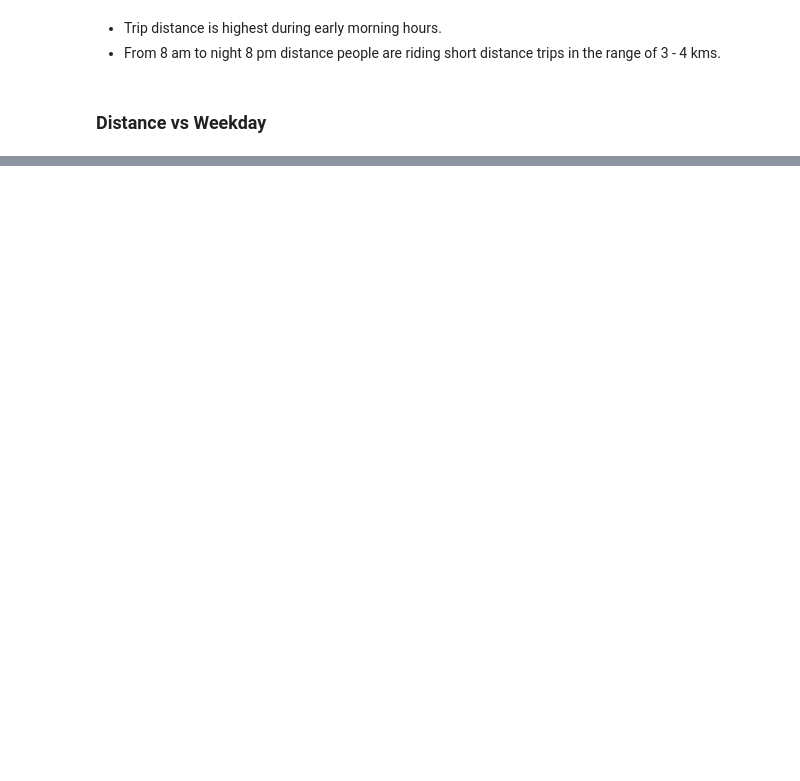
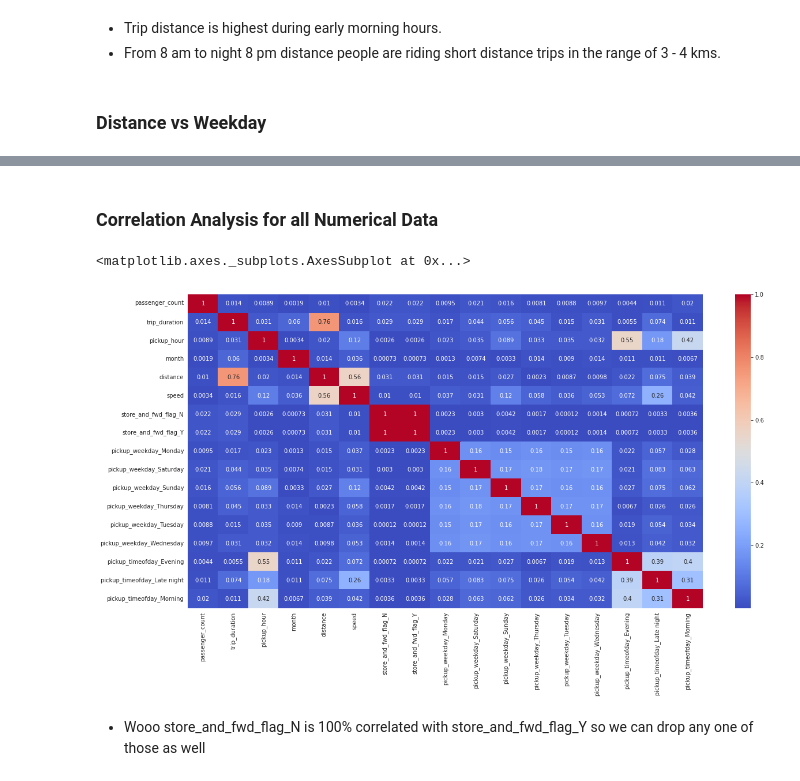
Before and after one commit to B-Murali-Krishna/NYC_Taxi_Trip_Time_Prediction--Capstone_Project, a Jupyter notebook: NYC_Taxi_Trip_Time_Prediction.ipynb, the cells around one changed output, grey strips where cells are left out. Drawn from its saved outputs; the diff is of its cells as text; code cells hidden in the pictures; blank space fills up the shorter version.

```diff
--- a/NYC_Taxi_Trip_Time_Prediction.ipynb
+++ b/NYC_Taxi_Trip_Time_Prediction.ipynb
@@ -655,0 +732,9 @@ plt.show()
+# %%
+encodings = pd.get_dummies(df.store_and_fwd_flag, prefix='store_and_fwd_flag')
+df = pd.concat([df,encodings], axis = 1)
+# %%
+dummies = pd.get_dummies(df.pickup_weekday, prefix='pickup_weekday', drop_first=True)
+df = pd.concat([df,dummies], axis = 1,)
+# %%
+time_encodes = pd.get_dummies(df.pickup_timeofday, prefix='pickup_timeofday', drop_first=True)
+df = pd.concat([df,time_encodes], axis = 1,)
@@ -655,0 +743,2 @@ plt.show()
+# %%
+df.drop(['store_and_fwd_flag','pickup_weekday','pickup_timeofday','pickup_weekday_num'],axis=1,inplace=True)
@@ -655,0 +754,11 @@ plt.show()
+# %% [markdown]
+### Correlation Analysis for all Numerical Data
+# %%
+plt.figure (figsize= (20,10))
+corelation= df.corr()
+sns.heatmap(abs(corelation), annot=True, cmap='coolwarm')
+# %% [output]
+<matplotlib.axes._subplots.AxesSubplot at 0x...>
+[figure, added]
+# %% [markdown]
+* Wooo store_and_fwd_flag_N is 100% correlated with store_and_fwd_flag_Y so we can drop any one of those as well
```
Also changed, not shown: parts of 20 cells of this notebook.
